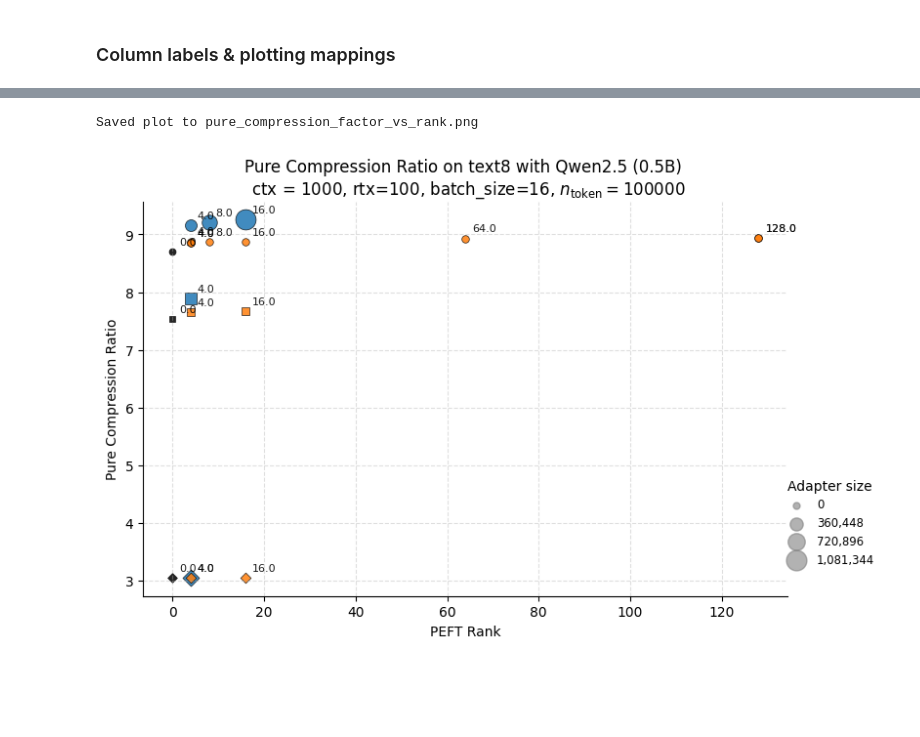
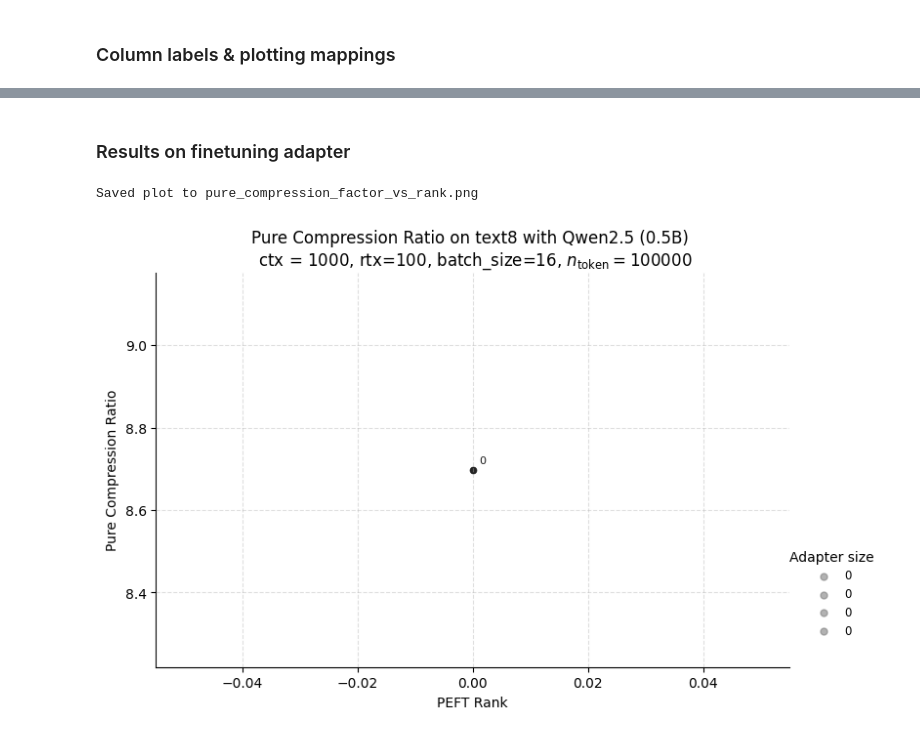
Before and after one commit to utndatasystems/compression-economics, a Jupyter notebook: other_files/llm_compression_plots/plot_compression_results.ipynb, the cells around one changed output, grey strips where cells are left out. Cells and saved outputs as stored; diff of their text form; code cells hidden in the pictures; blank space fills up the shorter version.

Commit message:
refactor plotting

```diff
--- a/other_files/llm_compression_plots/plot_compression_results.ipynb
+++ b/other_files/llm_compression_plots/plot_compression_results.ipynb
@@ -102,0 +79,8 @@ Name: effective_compression_factor, dtype: float64
+# %%
+# Fix datatypes of bytes by rounding up and converting to int
+df["adapter_size_bytes"] = df["adapter_size_bytes"].astype(int)
+df["base_model_size_bytes"] = df["base_model_size_bytes"].astype(int)
+df["original_size_bytes"] = df["original_size_bytes"].astype(int)
+df["arithmetic_code_size_bytes"] = df["arithmetic_code_size_bytes"].astype(int)
+df["bitmap_size_bytes"] = df["bitmap_size_bytes"].astype(int)
+df["final_size_bytes"] = df["final_size_bytes"].astype(int)
@@ -102,0 +182,8 @@ Name: effective_compression_factor, dtype: float64
+# %%
+df['pure_comp_factor'] = df['original_size_bytes'] / df['arithmetic_code_size_bytes']
+
+df['total_bytes'] = df['arithmetic_code_size_bytes'] + df['bitmap_size_bytes'] + df['adapter_size_bytes']
+
+print(df[['original_size_bytes', 'arithmetic_code_size_bytes', 'bitmap_size_bytes', 'adapter_size_bytes', 'final_size_bytes']].head(10))
+
+df['eff_comp_factor'] = df['original_size_bytes'] / df['total_bytes']
@@ -143,8 +336,12 @@ Columns in DataFrame: ['run_key', 'chunk_length', 'chunk_size', 'original_size_b
 # %%
-import matplotlib.pyplot as plt
-from matplotlib.lines import Line2D
-import numpy as np
+# --- Apply batch size filter ---
+def restrict_df(df_plot, filter, value):
+    if filter not in df_plot.columns:
+        print(f"Warning: filter column '{filter}' not found in DataFrame. No filtering applied.")
+        return df_plot
+    return df_plot[df_plot[filter] == value]
 
+# --- Main plotting function ---
 def plot_scatter_with_legend(df, x, y, marker_size_col=None, title=None, save_path=None):
     fig, ax = plt.subplots(figsize=(8,5))
 
@@ -299,3 +728,5 @@ Saved plot to plot.png
+# %% [markdown]
+### Results on finetuning adapter
 # %%
 y_col = 'pure_compression_factor'
 save_path = "pure_compression_factor_vs_rank.png"
@@ -324,6 +755,7 @@ def restrict_df(df, filter, value):
     return df[df[filter] == value]
 
 df = restrict_df(df, filter, filter_value)
+df = restrict_df(df, 'encoding', 'AC')  # Keep only AC encoding for this plot
 
 # --- Plot points ---
 for _, r in df.iterrows():
@@ -391,34 +823,34 @@ size_legend = [
     for val in size_values
 ]
 
 # Add legends separately so they don't override each other
 legend1 = ax.legend(
     handles=color_legend + marker_legend,
     loc='upper center',
     bbox_to_anchor=(0.5, -0.15),
     ncol=3,
     frameon=False,
 )
 
 ax.add_artist(legend1)
 
 legend2 = ax.legend(handles=size_legend,
                     title="Adapter size",
                     loc='lower right',
                     bbox_to_anchor=(1.15, 0.05),
                     ncol = 1,
                     frameon=False,
                     fontsize='small')
 
 # --- Save figure ---
 #if save_path:
 plt.savefig(save_path, dpi=300, bbox_inches='tight')
 print(f"Saved plot to {save_path}")
 
 plt.show()
 # %% [output]
 Saved plot to pure_compression_factor_vs_rank.png
-[figure, old version]
+[figure, new version]
 # %%
 y_col = "effective_compression_factor"
 save_path = "effective_compression_factor_vs_rank.png"
```
Also changed, not shown: parts of 21 cells of this notebook.
